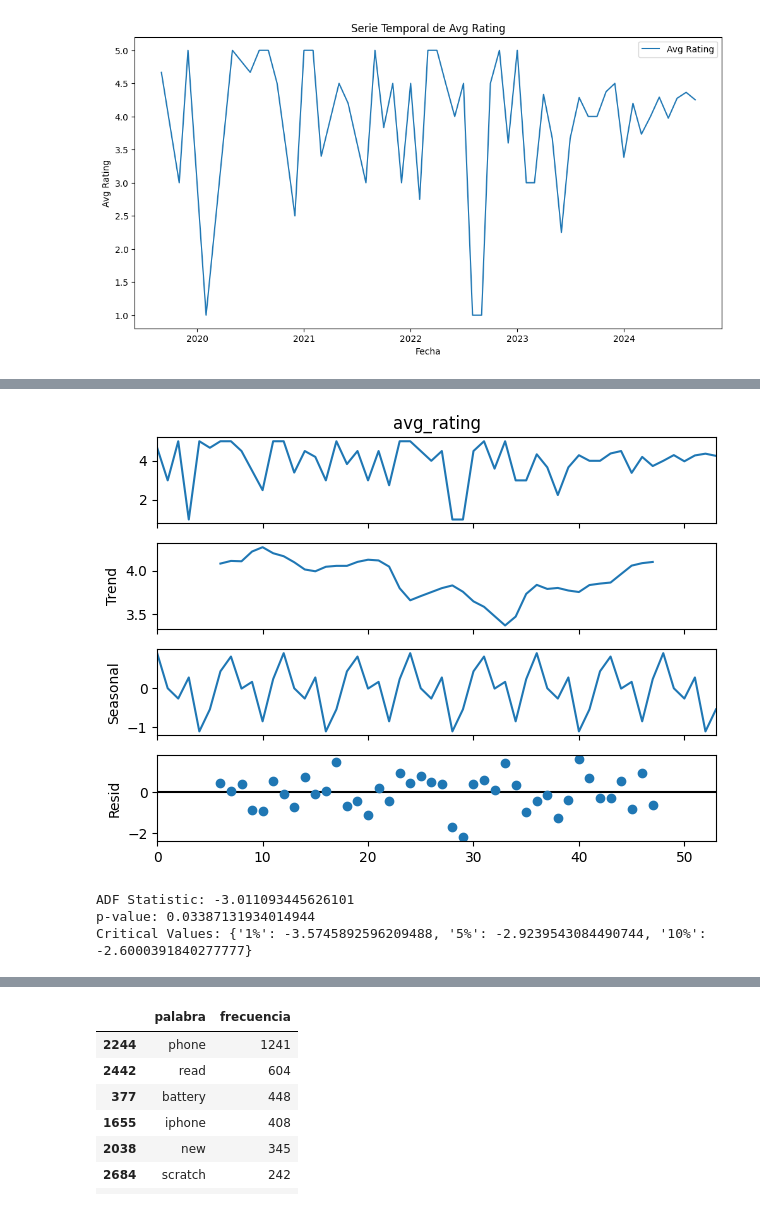
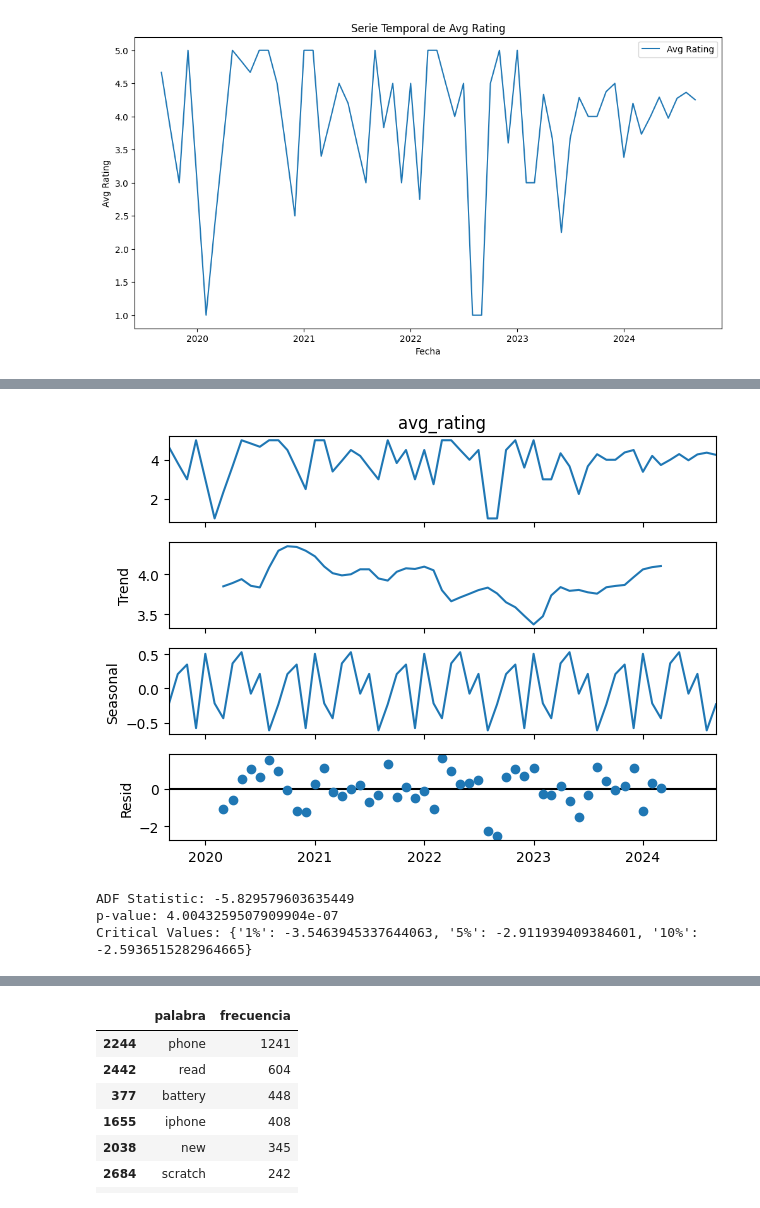
Before and after one commit to HugoFraile7/ProyectoDDCGrupoA, a Jupyter notebook: entrega_3/mineria_preparacion_series.ipynb, the cells around one changed output, grey strips where cells are left out. Cells and saved outputs as stored; diff of their text form; code cells hidden in the pictures.

```diff
--- a/entrega_3/mineria_preparacion_series.ipynb
+++ b/entrega_3/mineria_preparacion_series.ipynb
@@ -65,3 +101,19 @@ metrics_per_month
+# %%
+data = metrics_per_month
+
+
+# Configurar la columna 'fecha' como índice para trabajar con series temporales
+data.set_index('fecha', inplace=True)
+
+# Rellenar datos faltantes por interpolación
+data = data.resample('MS').mean()  # Rellenar todos los meses
+data['avg_rating'] = data['avg_rating'].interpolate(method='linear')  # Interpolación lineal para calificaciones
+data['count_reviews'] = data['count_reviews'].interpolate(method='linear')  # Interpolación lineal para reseñas
+
+# Resetear el índice para volver al formato original
+data.reset_index(inplace=True)
+data['mes'] = data['fecha'].dt.to_period('M')
+# Mostrar los datos interpolados
 # %%
 import matplotlib.pyplot as plt
 
@@ -79,19 +133,23 @@ plt.show()
 # %%
 import matplotlib.pyplot as plt
 from statsmodels.tsa.seasonal import seasonal_decompose
 from statsmodels.tsa.stattools import adfuller
 # Aplicar técnicas de suavizado
-result = seasonal_decompose(metrics_per_month['avg_rating'], model='additive', period=12)
+
+metrics_per_month = data
+metrics_per_month.set_index('fecha', inplace=True)
+metrics_per_month
+result = seasonal_decompose(metrics_per_month['avg_rating'])
 result.plot()
 plt.show()
 
 # Prueba de Dickey-Fuller aumentada
 adf_test = adfuller(metrics_per_month['avg_rating'])
 print('ADF Statistic:', adf_test[0])
 print('p-value:', adf_test[1])
 print('Critical Values:', adf_test[4])
 # %% [output]
-[figure, old version]
+[figure, new version]
-ADF Statistic: -3.011093445626101
-p-value: 0.03387131934014944
-Critical Values: {'1%': -3.5745892596209488, '5%': -2.9239543084490744, '10%': -2.6000391840277777}
+ADF Statistic: -5.829579603635449
+p-value: 4.0043259507909904e-07
+Critical Values: {'1%': -3.5463945337644063, '5%': -2.911939409384601, '10%': -2.5936515282964665}
```
Also changed, not shown: parts of 11 cells of this notebook.
